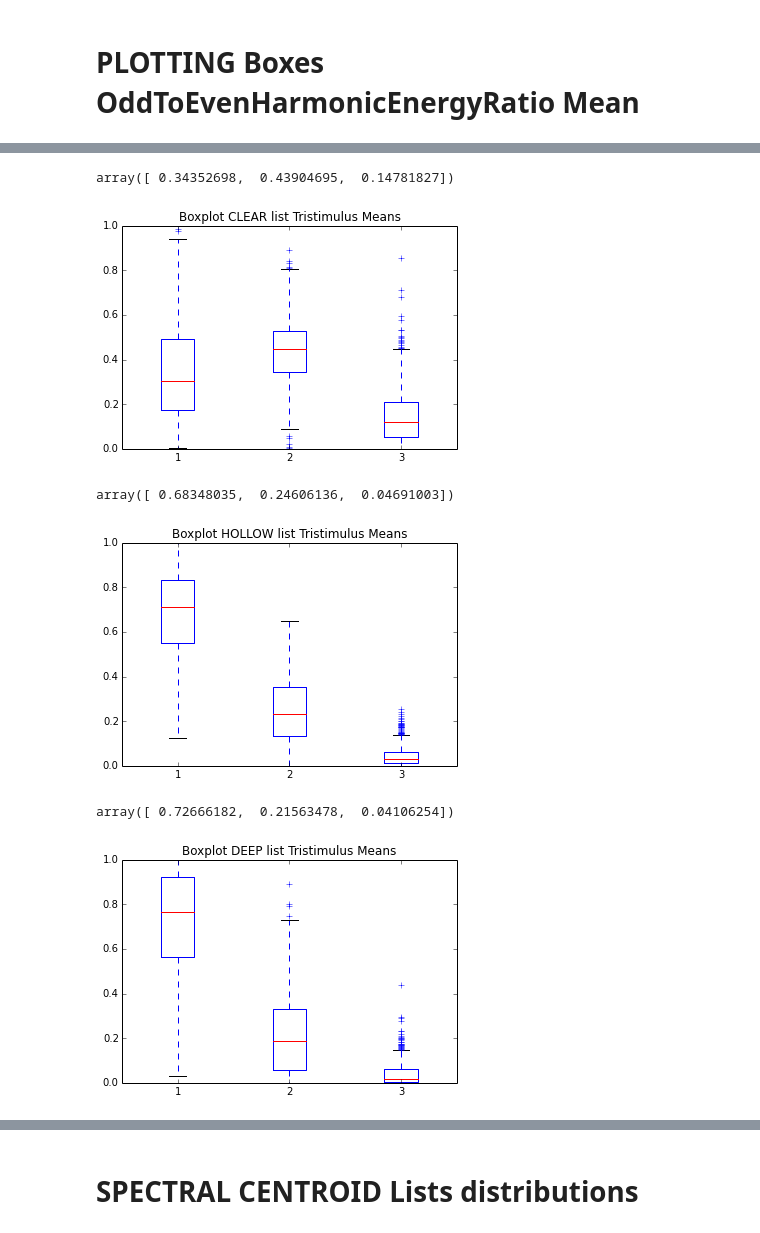
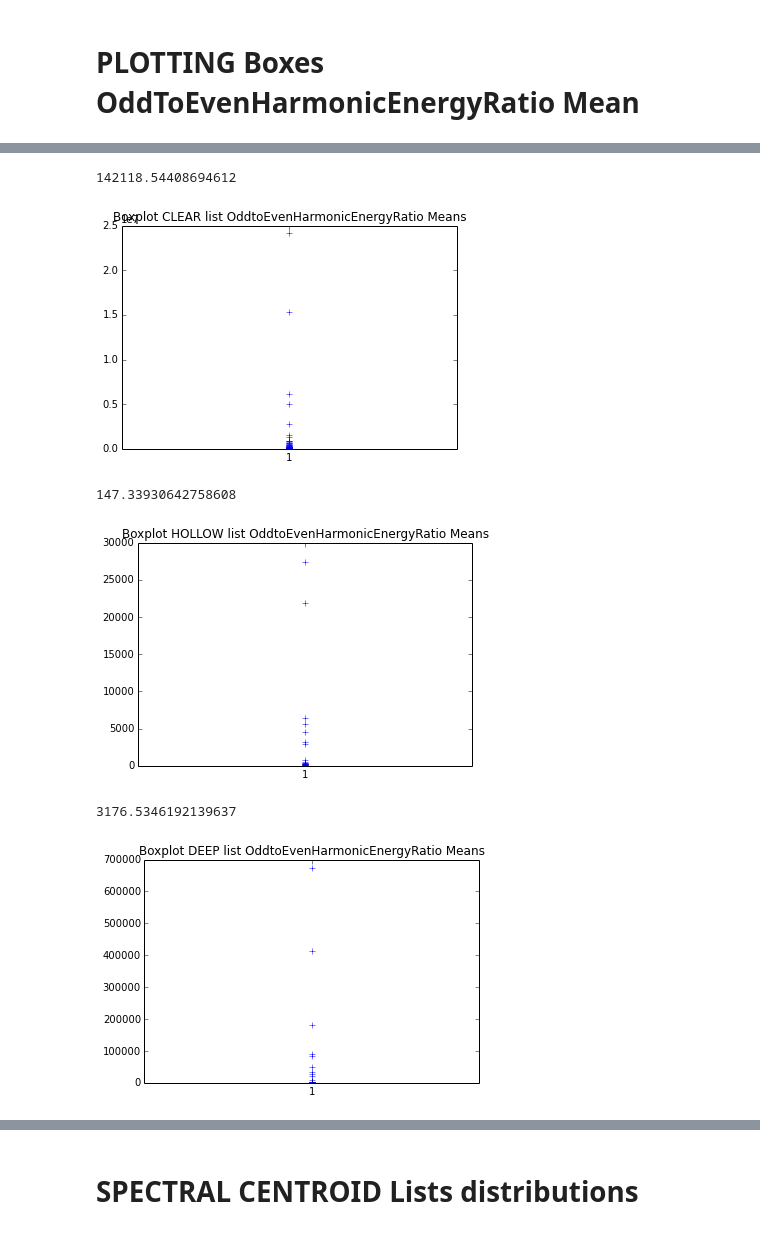
Before and after one commit to pedrogogo/SMC_Th, a Jupyter notebook: json_read_computing_essentia_descriptors.ipynb, the cells around one changed output, grey strips where cells are left out. Cells and saved outputs as stored; diff of their text form; code cells hidden in the pictures.

```diff
--- a/json_read_computing_essentia_descriptors.ipynb
+++ b/json_read_computing_essentia_descriptors.ipynb
@@ -922,22 +971,22 @@ array([ 0.52409465,  0.37865899,  0.07215022])
 # %%
-plt.title ('Boxplot CLEAR list Tristimulus Means')
-plt.boxplot(trist_clear_mean)
-sum(trist_clear_mean) / float(len(trist_clear_mean))
+plt.title ('Boxplot CLEAR list OddtoEvenHarmonicEnergyRatio Means')
+plt.boxplot(oteher_clear_mean)
+sum(oteher_clear_mean) / float(len(oteher_clear_mean))
 # %% [output]
-array([ 0.34352698,  0.43904695,  0.14781827])
+142118.54408694612
-[figure, old version]
+[figure, new version]
 # %%
-plt.title ('Boxplot HOLLOW list Tristimulus Means')
-plt.boxplot(trist_hollow_mean)
-sum(trist_hollow_mean) / float(len(trist_hollow_mean))
+plt.title ('Boxplot HOLLOW list OddtoEvenHarmonicEnergyRatio Means')
+plt.boxplot(oteher_hollow_mean)
+sum(oteher_hollow_mean) / float(len(oteher_hollow_mean))
 # %% [output]
-array([ 0.68348035,  0.24606136,  0.04691003])
+147.33930642758608
-[figure, old version]
+[figure, new version]
 # %%
-plt.title ('Boxplot DEEP list Tristimulus Means')
-plt.boxplot(trist_deep_mean)
-sum(trist_deep_mean) / float(len(trist_deep_mean))
+plt.title ('Boxplot DEEP list OddtoEvenHarmonicEnergyRatio Means')
+plt.boxplot(oteher_deep_mean)
+sum(oteher_deep_mean) / float(len(oteher_deep_mean))
 # %% [output]
-array([ 0.72666182,  0.21563478,  0.04106254])
+3176.5346192139637
-[figure, old version]
+[figure, new version]
 # %%
```
Also changed, not shown: parts of 38 cells of this notebook.
